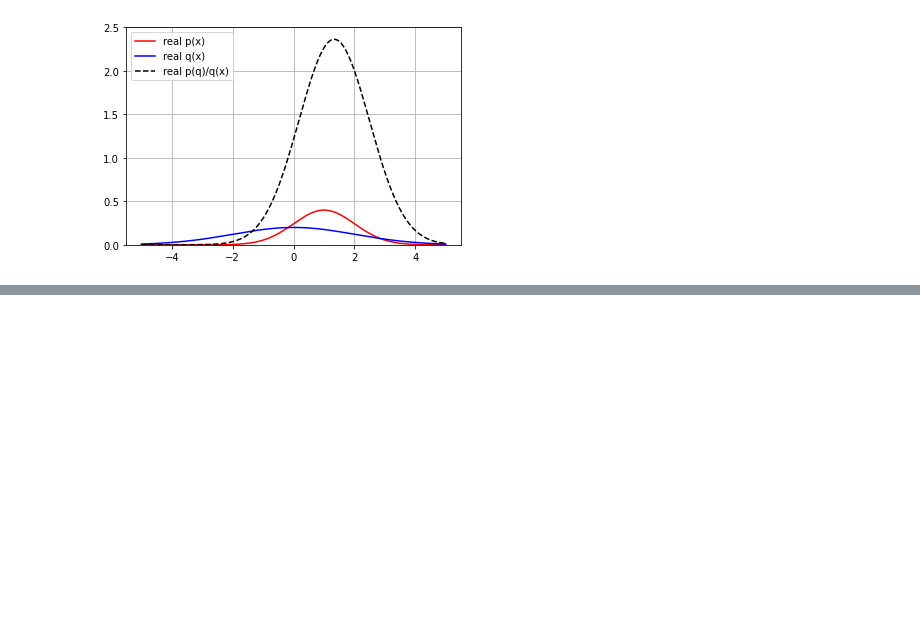
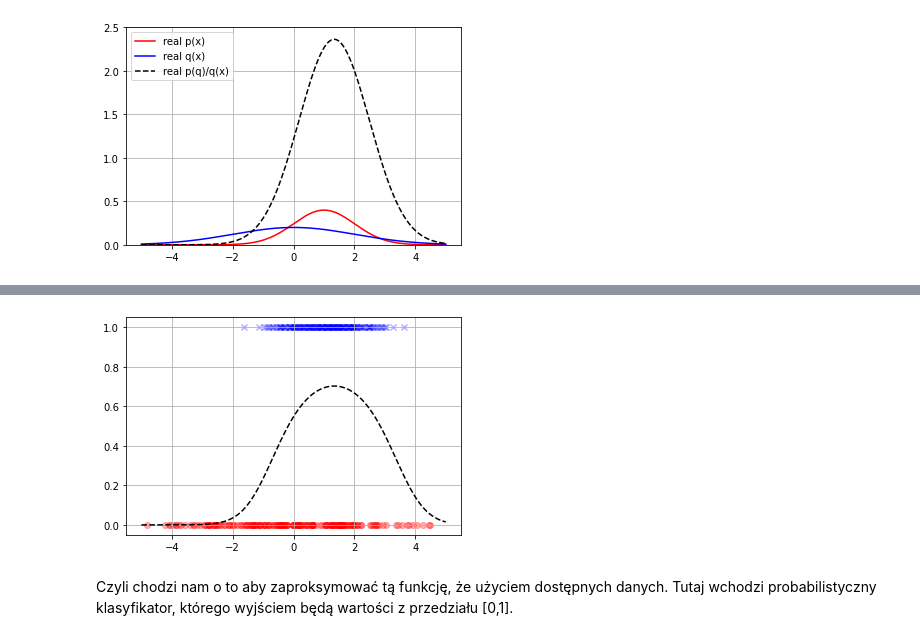
Before and after one commit to tymons/density-ratio-trick, a Jupyter notebook: density-ratio-trick.ipynb, the cells around one changed output, grey strips where cells are left out. Saved outputs shown, nothing was run; the diff lists cells and outputs as text; code cells hidden in the pictures; blank space fills up the shorter version.

```diff
--- a/density-ratio-trick.ipynb
+++ b/density-ratio-trick.ipynb
@@ -76,0 +136,13 @@ monte carlo: (0.444290)
+# %%
+optim_classifier_vals = torch.exp(p_real.log_prob(x)) / (torch.exp(p_real.log_prob(x)) + torch.exp(q_real.log_prob(x)))
+
+plt.scatter(p_samples, [1]*len(p_samples), c='b', marker='x', alpha=0.3)
+plt.scatter(q_samples, [0]*len(q_samples), c='r', marker='o', alpha=0.3)
+plt.plot(x, optim_classifier_vals, 'k--', label='optim classifier')
+plt.grid()
+plt.show()
+# %% [output]
+[figure, added]
+# %% [markdown]
+Czyli chodzi nam o to aby zaproksymować tą funkcję, że użyciem dostępnych danych. Tutaj wchodzi probabilistyczny klasyfikator, którego
+wyjściem będą wartości z przedziału [0,1].
```
Also changed, not shown: parts of 8 cells of this notebook, 1 other file.
